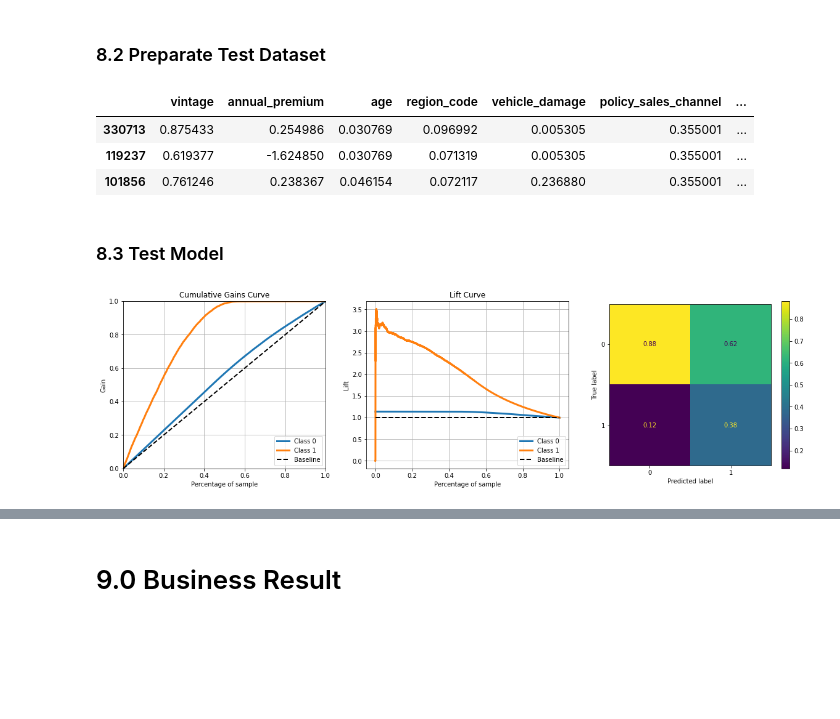
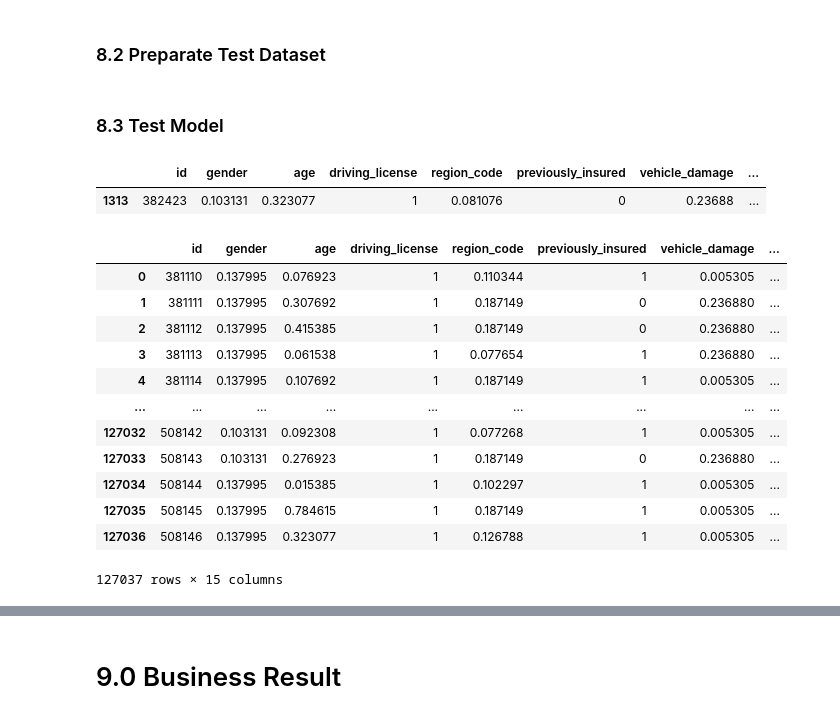
Before and after one commit to ArthurMesquita96/Insurance-Cross-Sell, a Jupyter notebook: insurance_cross_sell_notebook.ipynb, the cells around one changed output, grey strips where cells are left out. Drawn from its saved outputs; the diff is of its cells as text; code cells hidden in the pictures; blank space fills up the shorter version.

```diff
--- a/insurance_cross_sell_notebook.ipynb
+++ b/insurance_cross_sell_notebook.ipynb
@@ -1174,11 +1174,14 @@ x_training_full.head(3)
 | 268786 | 0.137995 | 0.292308 | 0.062434 | 0.003751 | 1 | 0.23688 | ... |
 # %% [markdown]
 ### 8.2 Preparate Test Dataset
-# %%
-X_test = data_preparation(X_test_raw,dict_preparation)[cols_selected]
-X_test.head(3)
-# %% [output]
-|  | vintage | annual_premium | age | region_code | vehicle_damage | policy_sales_channel | ... |
-| 330713 | 0.875433 | 0.254986 | 0.030769 | 0.096992 | 0.005305 | 0.355001 | ... |
-| 119237 | 0.619377 | -1.624850 | 0.030769 | 0.071319 | 0.005305 | 0.355001 | ... |
-| 101856 | 0.761246 | 0.238367 | 0.046154 | 0.072117 | 0.236880 | 0.355001 | ... |
+# %%
+data_test = pd.read_csv('test.csv')
+
+cols_old = data_test.columns.tolist()
+
+# lowercase
+snakecase = lambda x: inflection.underscore(x)
+cols_new = list(map(snakecase, cols_old))
+
+# rename
+data_test.columns = cols_new
@@ -1185,5 +1190,10 @@ X_test.head(3)
 # %% [markdown]
 ### 8.3 Test Model
+# %%
+X_test.sample()
+# %% [output]
+|  | id | gender | age | driving_license | region_code | previously_insured | vehicle_damage | ... |
+| 1313 | 382423 | 0.103131 | 0.323077 | 1 | 0.081076 | 0 | 0.23688 | ... |
 # %%
 # model definition
 xgb_model_final = xgb.XGBClassifier(n_estimators      = best_params['n_estimators'],
@@ -1199,23 +1209,11 @@ pickle.dump(xgb_model_final,open('C:\\Users\\Notebook\\repos\\Insurance-Cross-Se
 
 # ==== Model Score
 # model prediction
-y_score_xgb = xgb_model_final.predict_proba(X_test)
-# performance
-xgb_result_rank = ranking_performance('XGBoost', X_test, Y_test_raw, y_score_xgb,20000)
+y_score_xgb = xgb_model_final.predict_proba(X_test[cols_selected])
 
-# ==== Model Prediction
+# ==== Model Classification
 # model prediction
-y_pred_xgb = xgb_model_final.predict(X_test)
-# performance
-xgb_result_class = classification_performance('XGBoost', Y_test_raw, y_pred_xgb)
+y_pred_xgb = xgb_model_final.predict(X_test[cols_selected])
 
-# plot
-fig, ax = plt.subplots(1,3,figsize=(20,5))
-
-# Accumulative Gain
-g = skplt.metrics.plot_cumulative_gain(Y_test_raw,y_score_xgb,ax=ax[0])
-skplt.metrics.plot_lift_curve(Y_test_raw,y_score_xgb,ax=ax[1]);
-plot_confusion_matrix(xgb_model_final, X_test,Y_test_raw,normalize='pred',ax=ax[2])
-plt.show()
+X_test['score'] = y_score_xgb[:,1].tolist()
+# X_test['pred'] = y_score_xgb[:,1].tolist()
-# %% [output]
-[figure, removed]
@@ -1221,0 +1222,16 @@ plt.show()
+# %%
+X_test
+# %% [output]
+|  | id | gender | age | driving_license | region_code | previously_insured | vehicle_damage | ... |
+| 0 | 381110 | 0.137995 | 0.076923 | 1 | 0.110344 | 1 | 0.005305 | ... |
+| 1 | 381111 | 0.137995 | 0.307692 | 1 | 0.187149 | 0 | 0.236880 | ... |
+| 2 | 381112 | 0.137995 | 0.415385 | 1 | 0.187149 | 0 | 0.236880 | ... |
+| 3 | 381113 | 0.137995 | 0.061538 | 1 | 0.077654 | 1 | 0.236880 | ... |
+| 4 | 381114 | 0.137995 | 0.107692 | 1 | 0.187149 | 1 | 0.005305 | ... |
+| ... | ... | ... | ... | ... | ... | ... | ... | ... |
+| 127032 | 508142 | 0.103131 | 0.092308 | 1 | 0.077268 | 1 | 0.005305 | ... |
+| 127033 | 508143 | 0.103131 | 0.276923 | 1 | 0.187149 | 0 | 0.236880 | ... |
+| 127034 | 508144 | 0.137995 | 0.015385 | 1 | 0.102297 | 1 | 0.005305 | ... |
+| 127035 | 508145 | 0.137995 | 0.784615 | 1 | 0.187149 | 1 | 0.005305 | ... |
+| 127036 | 508146 | 0.137995 | 0.323077 | 1 | 0.126788 | 1 | 0.005305 | ... |
+127037 rows × 15 columns
```
Also changed, not shown: parts of 10 cells of this notebook, 1 other file.
